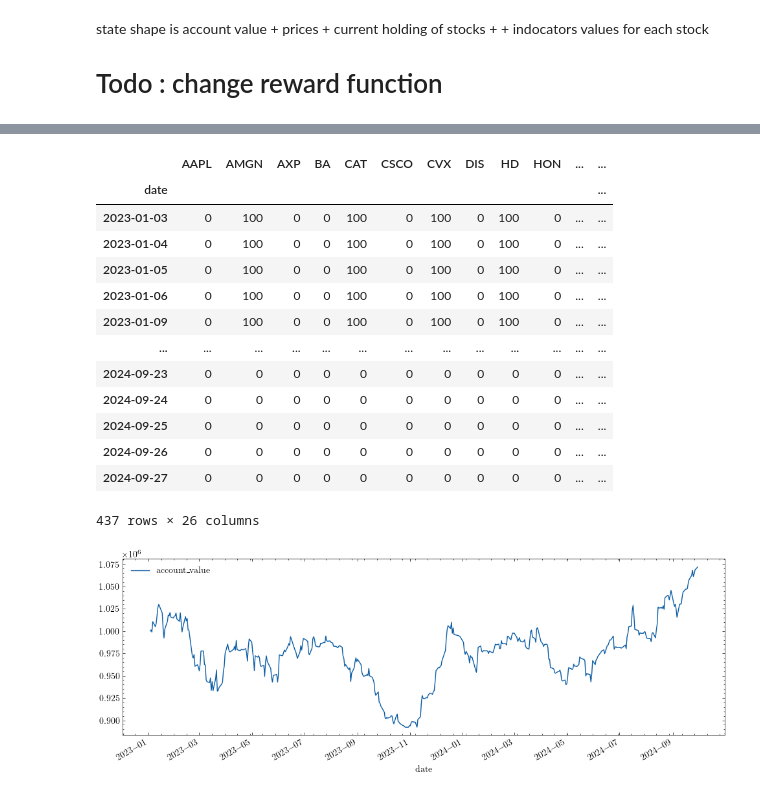
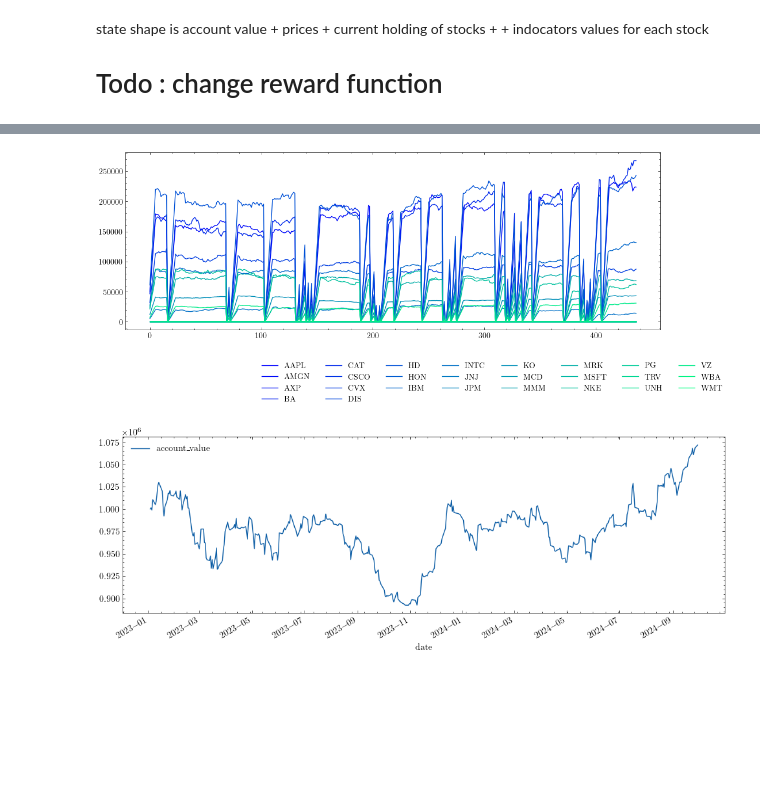
Before and after one commit to Versus-91/Thesis, a Jupyter notebook: main.ipynb, the cells around one changed output, grey strips where cells are left out. Drawn from its saved outputs; the diff is of its cells as text; code cells hidden in the pictures; blank space fills up the shorter version.

```diff
--- a/main.ipynb
+++ b/main.ipynb
@@ -164,7 +164,7 @@ Successfully added technical indicators
 Successfully added turbulence index
 Successfully added user defined features
 # %%
-def train(train_data,test_data,INDICATORS,model_name,model_parameters,iterations,save = True,load_model = False):
+def train(train_data,test_data,INDICATORS,model_name,model_parameters,iterations,save = True,load_model = False,tag=''):
     stock_dimension = len(train_data.tic.unique())
     state_space = 1 + 2*stock_dimension + len(INDICATORS)*stock_dimension
     print(f"Stock Dimension: {stock_dimension}, State Space: {state_space}")
@@ -197,9 +197,14 @@ def train(train_data,test_data,INDICATORS,model_name,model_parameters,iterations
                                     total_timesteps=iterations)
     else:
       print('loading model')
-      model = model_agent.load('./data/'+str(model_name)+str(iterations),env =train_environment)
+      model = model_agent.load('./data/'+str(model_name)+'_'+str(iterations)+'_' +tag ,env =train_environment)
     if save and not load_model:
-        model.save('./data/'+str(model_name)+str(iterations))
+        model.save('./data/'+str(model_name)+'_'+str(iterations)+'_' +tag )
     predictions = DRLAgent.DRL_prediction(model, test_environment)
     predictions[0].date = pd.to_datetime(predictions[0].date )
-    return predictions,test_environment.state_memory
+    return {
+            'name': model_name,
+            'account':predictions[0],
+            'actions':predictions[1],
+            'state':test_environment.state_memory,
+            }
@@ -315,3 +228,4 @@ len(states[0])
 # %%
-states = states[:,1:len(train_data.tic.unique())+1]
-len(states[0])
+states = np.array(td3_predictions['state'])
+states_prices = states[:,1:len(train_data.tic.unique())+1]
+states_shares = states[:,len(train_data.tic.unique())+1 : 2*len(train_data.tic.unique())+1  ]
@@ -320,3 +232,3 @@ len(states[0])
 # %%
-prices = pd.DataFrame(states,columns= train_data.tic.unique())
-prices
+holdigns = states_shares* states_prices
+holdings = pd.DataFrame(holdigns,columns=train_data.tic.unique())
@@ -337,18 +234,0 @@ prices
-# %%
-actions = td3_predictions[0][1]
-actions
-# %% [output]
-|  | AAPL | AMGN | AXP | BA | CAT | CSCO | CVX | DIS | HD | HON | ... | ... |
-| date |  |  |  |  |  |  |  |  |  |  |  | ... |
-| 2023-01-03 | 0 | 100 | 0 | 0 | 100 | 0 | 100 | 0 | 100 | 0 | ... | ... |
-| 2023-01-04 | 0 | 100 | 0 | 0 | 100 | 0 | 100 | 0 | 100 | 0 | ... | ... |
-| 2023-01-05 | 0 | 100 | 0 | 0 | 100 | 0 | 100 | 0 | 100 | 0 | ... | ... |
-| 2023-01-06 | 0 | 100 | 0 | 0 | 100 | 0 | 100 | 0 | 100 | 0 | ... | ... |
-| 2023-01-09 | 0 | 100 | 0 | 0 | 100 | 0 | 100 | 0 | 100 | 0 | ... | ... |
-| ... | ... | ... | ... | ... | ... | ... | ... | ... | ... | ... | ... | ... |
-| 2024-09-23 | 0 | 0 | 0 | 0 | 0 | 0 | 0 | 0 | 0 | 0 | ... | ... |
-| 2024-09-24 | 0 | 0 | 0 | 0 | 0 | 0 | 0 | 0 | 0 | 0 | ... | ... |
-| 2024-09-25 | 0 | 0 | 0 | 0 | 0 | 0 | 0 | 0 | 0 | 0 | ... | ... |
-| 2024-09-26 | 0 | 0 | 0 | 0 | 0 | 0 | 0 | 0 | 0 | 0 | ... | ... |
-| 2024-09-27 | 0 | 0 | 0 | 0 | 0 | 0 | 0 | 0 | 0 | 0 | ... | ... |
-437 rows × 26 columns
@@ -357,3 +235,9 @@ weights =pd.DataFrame((prices.values*actions.values), columns=actions.columns, i
+# %%
+%matplotlib inline
+with plt.style.context('science','ieee'):
+    holdings.plot(figsize=(12,4),colormap="winter",).legend(ncol=8,bbox_transform=plt.gcf().transFigure, bbox_to_anchor=(1,0))
+# %% [output]
+[figure, added]
 # %%
 %matplotlib inline
 with plt.style.context('science','ieee'):
```
Also changed, not shown: parts of 19 cells of this notebook, 2 other files.
